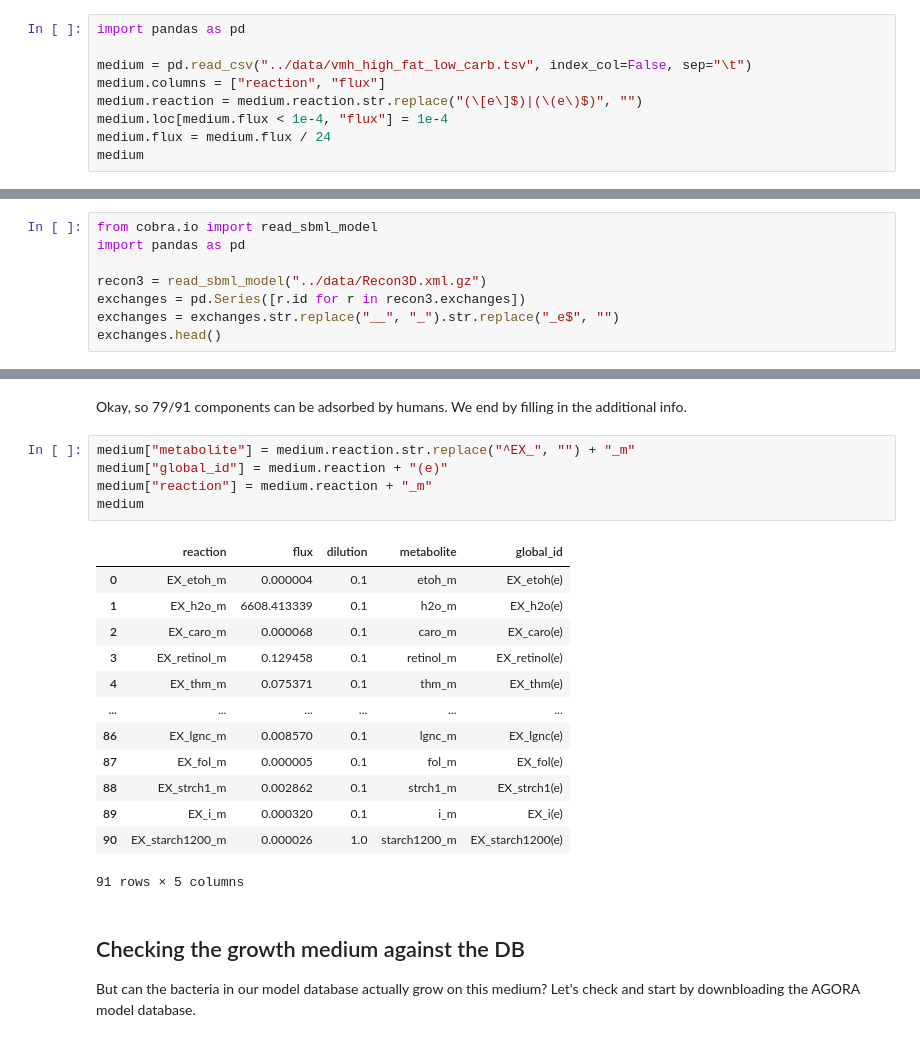
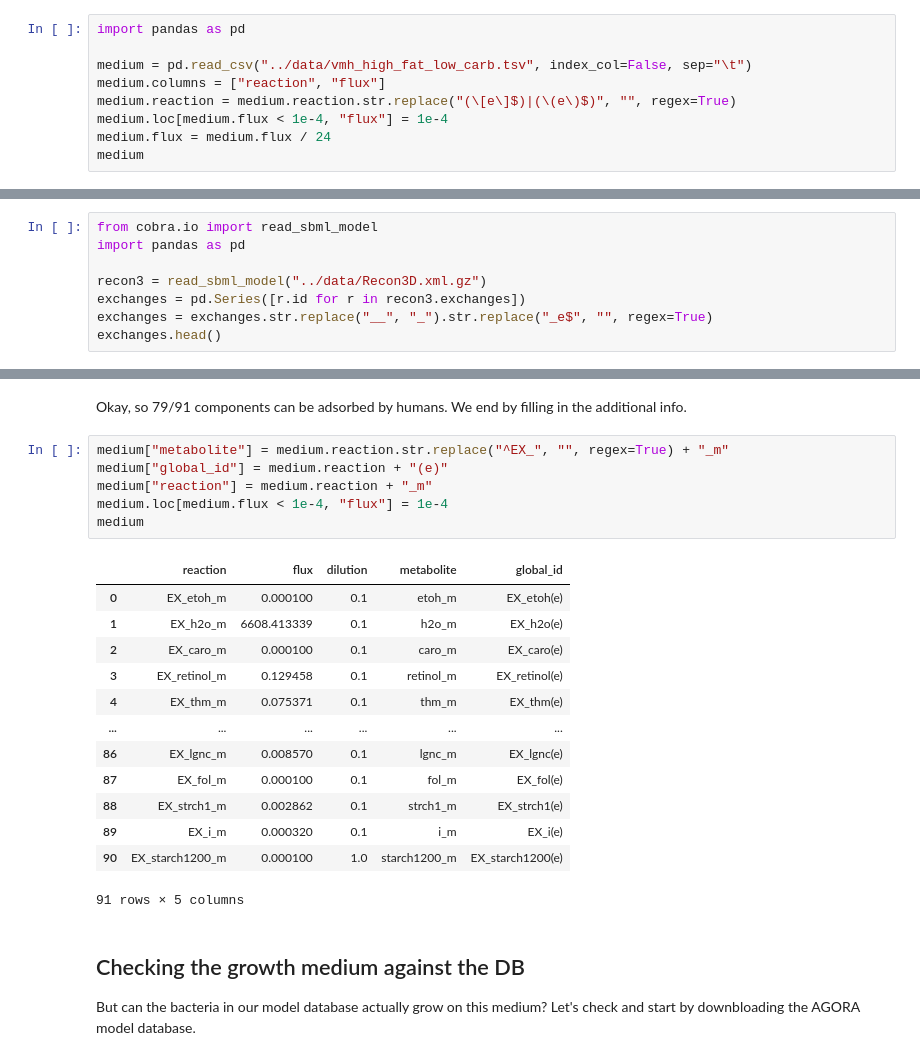
Before and after one commit to micom-dev/media, a Jupyter notebook: recipes/vmh_high_fat_low_carb_agora.ipynb, the cells around one changed output, grey strips where cells are left out. Drawn from its saved outputs; the diff is of its cells as text.

```diff
--- a/recipes/vmh_high_fat_low_carb_agora.ipynb
+++ b/recipes/vmh_high_fat_low_carb_agora.ipynb
@@ -10,7 +10,7 @@ import pandas as pd
 
 medium = pd.read_csv("../data/vmh_high_fat_low_carb.tsv", index_col=False, sep="\t")
 medium.columns = ["reaction", "flux"]
-medium.reaction = medium.reaction.str.replace("(\[e\]$)|(\(e\)$)", "")
+medium.reaction = medium.reaction.str.replace("(\[e\]$)|(\(e\)$)", "", regex=True)
 medium.loc[medium.flux < 1e-4, "flux"] = 1e-4
 medium.flux = medium.flux / 24
 medium
@@ -40,7 +40,7 @@ import pandas as pd
 
 recon3 = read_sbml_model("../data/Recon3D.xml.gz")
 exchanges = pd.Series([r.id for r in recon3.exchanges])
-exchanges = exchanges.str.replace("__", "_").str.replace("_e$", "")
+exchanges = exchanges.str.replace("__", "_").str.replace("_e$", "", regex=True)
 exchanges.head()
 # %% [output]
 0     EX_5adtststerone
@@ -62,23 +62,24 @@ Name: dilution, dtype: int64
 # %% [markdown]
 Okay, so 79/91 components can be adsorbed by humans. We end by filling in the additional info.
 # %%
-medium["metabolite"] = medium.reaction.str.replace("^EX_", "") + "_m"
+medium["metabolite"] = medium.reaction.str.replace("^EX_", "", regex=True) + "_m"
 medium["global_id"] = medium.reaction + "(e)"
 medium["reaction"] = medium.reaction + "_m"
+medium.loc[medium.flux < 1e-4, "flux"] = 1e-4
 medium
 # %% [output]
 |  | reaction | flux | dilution | metabolite | global_id |
-| 0 | EX_etoh_m | 0.000004 | 0.1 | etoh_m | EX_etoh(e) |
+| 0 | EX_etoh_m | 0.000100 | 0.1 | etoh_m | EX_etoh(e) |
 | 1 | EX_h2o_m | 6608.413339 | 0.1 | h2o_m | EX_h2o(e) |
-| 2 | EX_caro_m | 0.000068 | 0.1 | caro_m | EX_caro(e) |
+| 2 | EX_caro_m | 0.000100 | 0.1 | caro_m | EX_caro(e) |
 | 3 | EX_retinol_m | 0.129458 | 0.1 | retinol_m | EX_retinol(e) |
 | 4 | EX_thm_m | 0.075371 | 0.1 | thm_m | EX_thm(e) |
 | ... | ... | ... | ... | ... | ... |
 | 86 | EX_lgnc_m | 0.008570 | 0.1 | lgnc_m | EX_lgnc(e) |
-| 87 | EX_fol_m | 0.000005 | 0.1 | fol_m | EX_fol(e) |
+| 87 | EX_fol_m | 0.000100 | 0.1 | fol_m | EX_fol(e) |
 | 88 | EX_strch1_m | 0.002862 | 0.1 | strch1_m | EX_strch1(e) |
 | 89 | EX_i_m | 0.000320 | 0.1 | i_m | EX_i(e) |
-| 90 | EX_starch1200_m | 0.000026 | 1.0 | starch1200_m | EX_starch1200(e) |
+| 90 | EX_starch1200_m | 0.000100 | 1.0 | starch1200_m | EX_starch1200(e) |
 91 rows × 5 columns
 # %% [markdown]
 ## Checking the growth medium against the DB
```
Also changed, not shown: parts of 10 cells of this notebook, 5 other files.
